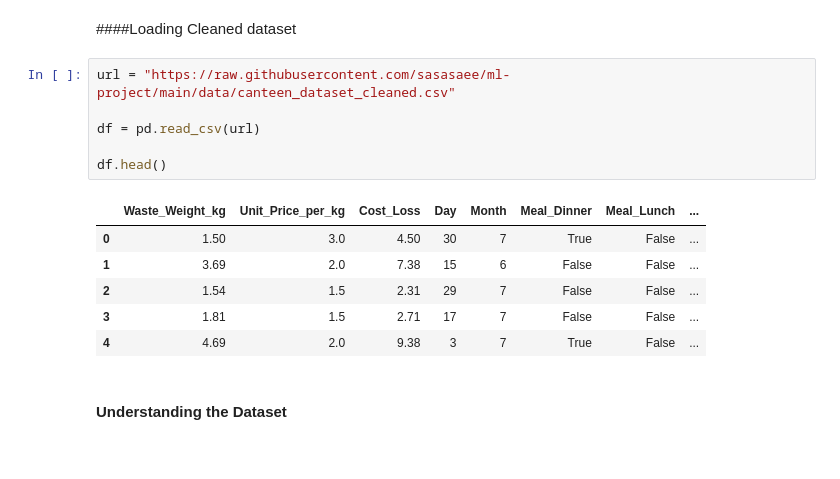
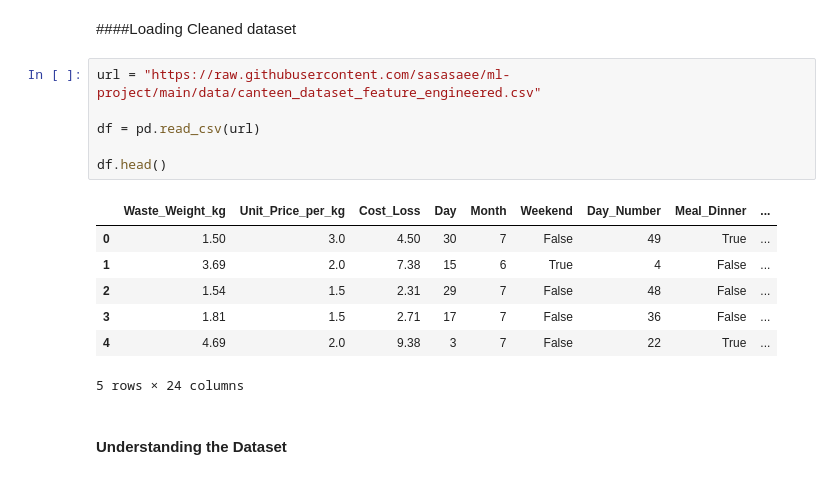
Before and after one commit to sasasaee/ml-project, a Jupyter notebook: canteen_model_training.ipynb, the cells around one changed output. Cells and saved outputs as stored; diff of their text form.

```diff
--- a/canteen_model_training.ipynb
+++ b/canteen_model_training.ipynb
@@ -23,18 +23,19 @@ from sklearn.metrics import (
 # %% [markdown]
 ####Loading Cleaned dataset
 # %%
-url = "https://raw.githubusercontent.com/sasasaee/ml-project/main/data/canteen_dataset_cleaned.csv"
+url = "https://raw.githubusercontent.com/sasasaee/ml-project/main/data/canteen_dataset_feature_engineered.csv"
 
 df = pd.read_csv(url)
 
 df.head()
 # %% [output]
-|  | Waste_Weight_kg | Unit_Price_per_kg | Cost_Loss | Day | Month | Meal_Dinner | Meal_Lunch | ... |
-| 0 | 1.50 | 3.0 | 4.50 | 30 | 7 | True | False | ... |
-| 1 | 3.69 | 2.0 | 7.38 | 15 | 6 | False | False | ... |
-| 2 | 1.54 | 1.5 | 2.31 | 29 | 7 | False | False | ... |
-| 3 | 1.81 | 1.5 | 2.71 | 17 | 7 | False | False | ... |
-| 4 | 4.69 | 2.0 | 9.38 | 3 | 7 | True | False | ... |
+|  | Waste_Weight_kg | Unit_Price_per_kg | Cost_Loss | Day | Month | Weekend | Day_Number | Meal_Dinner | ... |
+| 0 | 1.50 | 3.0 | 4.50 | 30 | 7 | False | 49 | True | ... |
+| 1 | 3.69 | 2.0 | 7.38 | 15 | 6 | True | 4 | False | ... |
+| 2 | 1.54 | 1.5 | 2.31 | 29 | 7 | False | 48 | False | ... |
+| 3 | 1.81 | 1.5 | 2.71 | 17 | 7 | False | 36 | False | ... |
+| 4 | 4.69 | 2.0 | 9.38 | 3 | 7 | False | 22 | True | ... |
+5 rows × 24 columns
 # %% [markdown]
 #### Understanding the Dataset
 # %%
```
Also changed, not shown: parts of 52 cells of this notebook.
